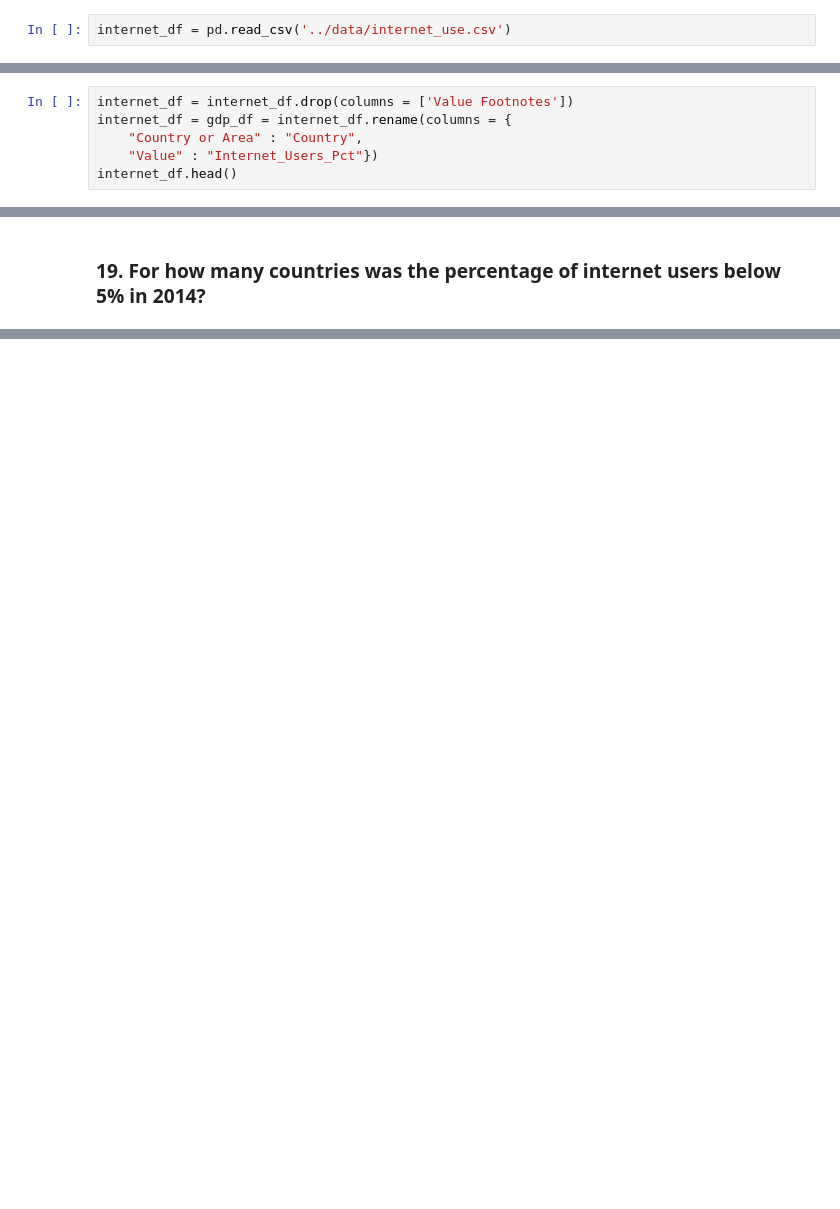
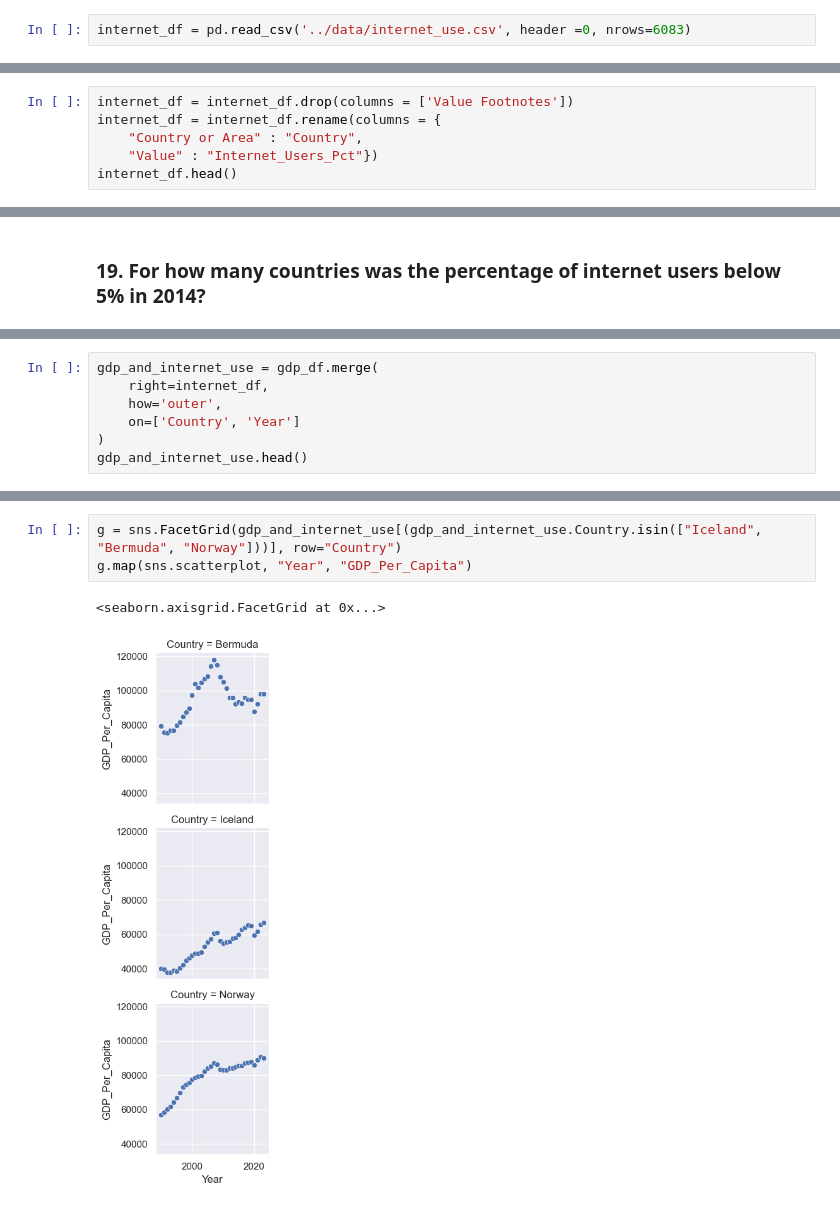
Before and after one commit to NSS-Data-Analytics-Cohort-14/gdp-and-internet-usage-lou-knoble, a Jupyter notebook: notebooks/example.ipynb, the cells around one changed output, grey strips where cells are left out. Saved outputs shown, nothing was run; the diff lists cells and outputs as text; blank space fills up the shorter version.

```diff
--- a/notebooks/example.ipynb
+++ b/notebooks/example.ipynb
@@ -253,4 +253,4 @@ sns.lineplot(data=gdp_df[gdp_df.Country == 'Burundi'].sort_values(['Year']), x="
 # %% [markdown]
 ### 14. Read in the internet use dataset into a DataFrame named `internet_df`. You will likely get errors when doing this. Check the arguments for the read_csv function to find ones that can help correct the errors (https://pandas.pydata.org/docs/reference/api/pandas.read_csv.html) Once you are able to read it in, take per a look at the top and bottom few rows to make sure that it has been read in correctly. Also, check the datatypes of the columns.
 # %%
-internet_df = pd.read_csv('../data/internet_use.csv')
+internet_df = pd.read_csv('../data/internet_use.csv', header =0, nrows=6083)
@@ -266,7 +284,7 @@ internet_df.dtypes
 ### 15. Drop the `Value Footnotes` column and rename the remaining three to 'Country', 'Year', and 'Internet_Users_Pct'.
 # %%
 internet_df = internet_df.drop(columns = ['Value Footnotes'])
-internet_df = gdp_df = internet_df.rename(columns = {
+internet_df = internet_df.rename(columns = {
     "Country or Area" : "Country",
     "Value" : "Internet_Users_Pct"})
 internet_df.head()
@@ -292,0 +358,7 @@ There are more users overall in 2014 versus 2000.
+# %%
+gdp_and_internet_use = gdp_df.merge(
+    right=internet_df,
+    how='outer',
+    on=['Country', 'Year']
+)
+gdp_and_internet_use.head()
@@ -292,0 +393,6 @@ There are more users overall in 2014 versus 2000.
+# %%
+g = sns.FacetGrid(gdp_and_internet_use[(gdp_and_internet_use.Country.isin(["Iceland", "Bermuda", "Norway"]))], row="Country")
+g.map(sns.scatterplot, "Year", "GDP_Per_Capita")
+# %% [output]
+<seaborn.axisgrid.FacetGrid at 0x...>
+[figure, added]
```
Also changed, not shown: parts of 24 cells of this notebook.
